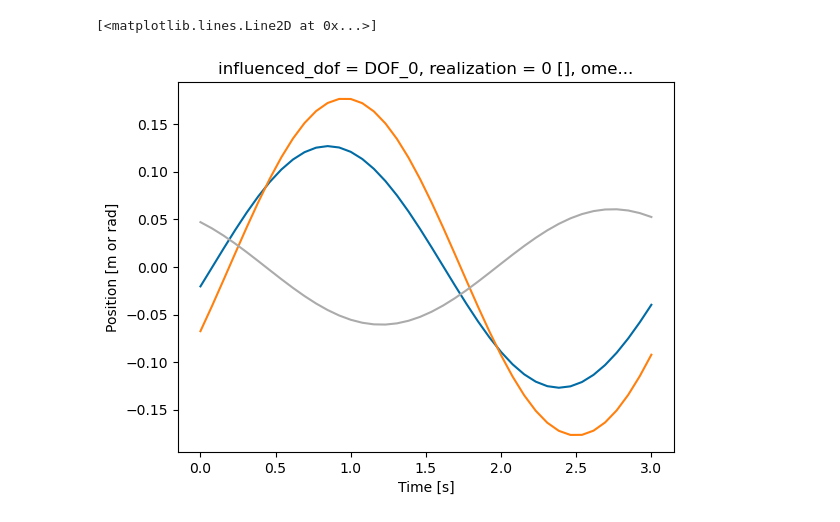
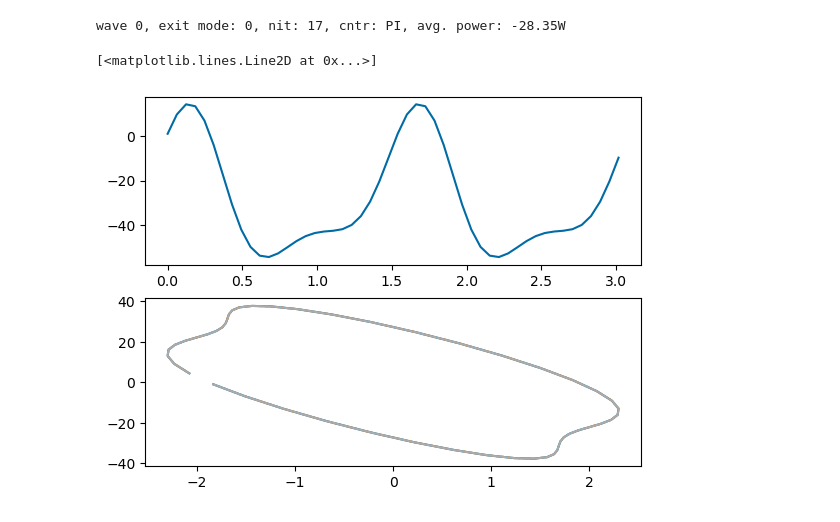
Before and after one commit to dtgaebe/WecOptTool, a Jupyter notebook: examples/Inverted_pen_control_study.ipynb, the cells around one changed output. Drawn from its saved outputs; the diff is of its cells as text; code cells hidden in the pictures.

```diff
--- a/examples/Inverted_pen_control_study.ipynb
+++ b/examples/Inverted_pen_control_study.ipynb
@@ -30,7 +31,7 @@ NPIP = pip.NonlinearInvertedPendulumPTO(f1 = f1_reg,
 LinPIP = pip.LinearizedInvertedPendulumPTO(f1 = f1_reg,
                                         nfreq = nfreq_reg,
                                         ndof = 1,
-                                        control_type = 'P')
+                                        control_type = 'PI')
 # %%
 wec_nl = pip.PioneerBuoy.from_empirical_data(f1_reg, nfreq_reg,
                                             f_add = NPIP.f_add,
@@ -76,2 +42,3 @@ Optimization terminated successfully    (Exit mode 0)
 # %%
+res_lin = LinPIP.solve(wec_lin, waves_regular)
 x_wec_0, x_opt_0 = wec_lin.decompose_state(res_lin[0].x)
@@ -99 +56,5 @@ Optimization terminated successfully    (Exit mode 0)
+# %%
+res_nl = NPIP.solve(wec_nl, waves_regular, x_wec_0, x_opt_0)
+# %% [output]
+wave 0, exit mode: 0, nit: 17, cntr: PI, avg. power: -28.35W
 # %%
@@ -101,4 +62,8 @@ nsubsteps = 4
 wec_fdom, wec_tdom = wec_nl.post_process(wec_nl, res_nl, waves_regular, nsubsteps=nsubsteps)
+# %%
+nsubsteps = 5
+
+wec_fdom, wec_tdom, pen_fdom, pen_tdom = NPIP.post_process(wec_nl, res_nl, waves_regular, nsubsteps=nsubsteps)
 # %%
 wec_pos = wec_tdom[0]['pos'].squeeze()
 t = wec_tdom[0].time.values
@@ -111,7 +74,14 @@ rel_pos = NPIP.rel_position(wec_nl, x_wec, x_opt, waves_regular, nsubsteps)
-# %%
-wec_pos.plot()
-plt.plot(t, pen_pos)
-plt.plot(t, rel_pos)
-# %% [output]
-[<matplotlib.lines.Line2D at 0x...>]
-[figure, removed]
+# %%
+pto_elec_power = NPIP.electrical_power(wec_nl, x_wec, x_opt, waves_regular.sel(realization=0), nsubsteps)
+pto_vel = NPIP.rel_velocity(wec_nl, x_wec, x_opt, waves_regular.sel(realization=0), nsubsteps)
+pto_torque = NPIP.torque_from_PTO(wec_nl, x_wec, x_opt, waves_regular.sel(realization=0), nsubsteps)
+
+fig, axes = plt.subplots(2,1)
+axes[0].plot(t,pto_elec_power)
+
+axes[1].plot(pto_vel, pto_torque)
+axes[1].plot(pto_vel, NPIP.f_add['Generator'](wec_nl, x_wec, x_opt, waves_regular, nsubsteps = nsubsteps), ':')
+axes[1].plot(pto_vel, pen_tdom[0]['torque'].sel(type = 'Generator'))
+# %% [output]
+[<matplotlib.lines.Line2D at 0x...>]
+[figure, added]
```
Also changed, not shown: parts of 10 cells of this notebook, 1 other file.
